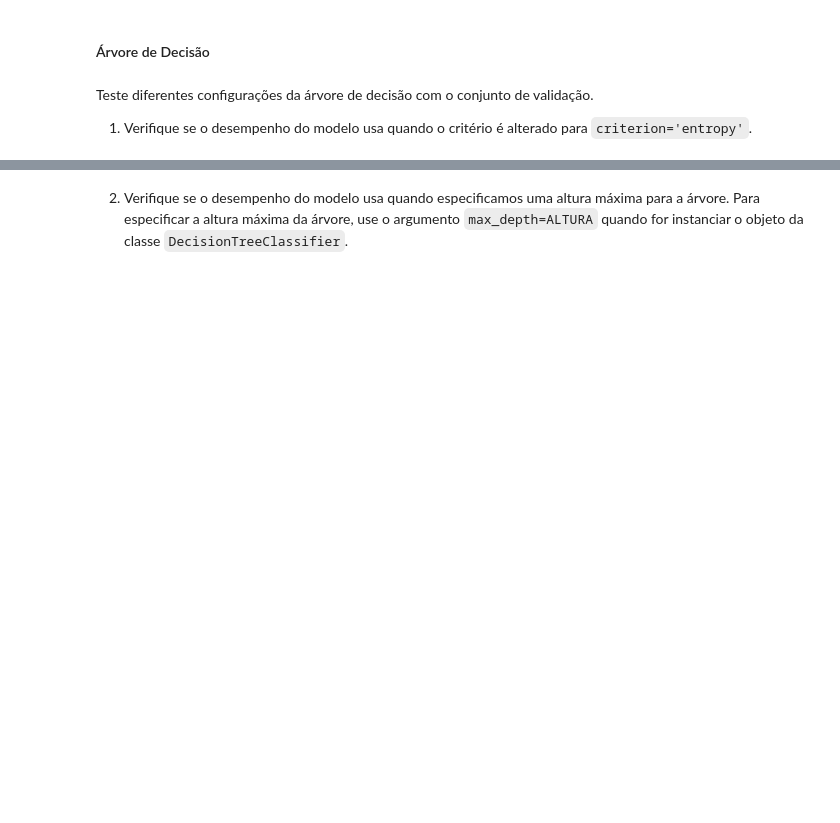
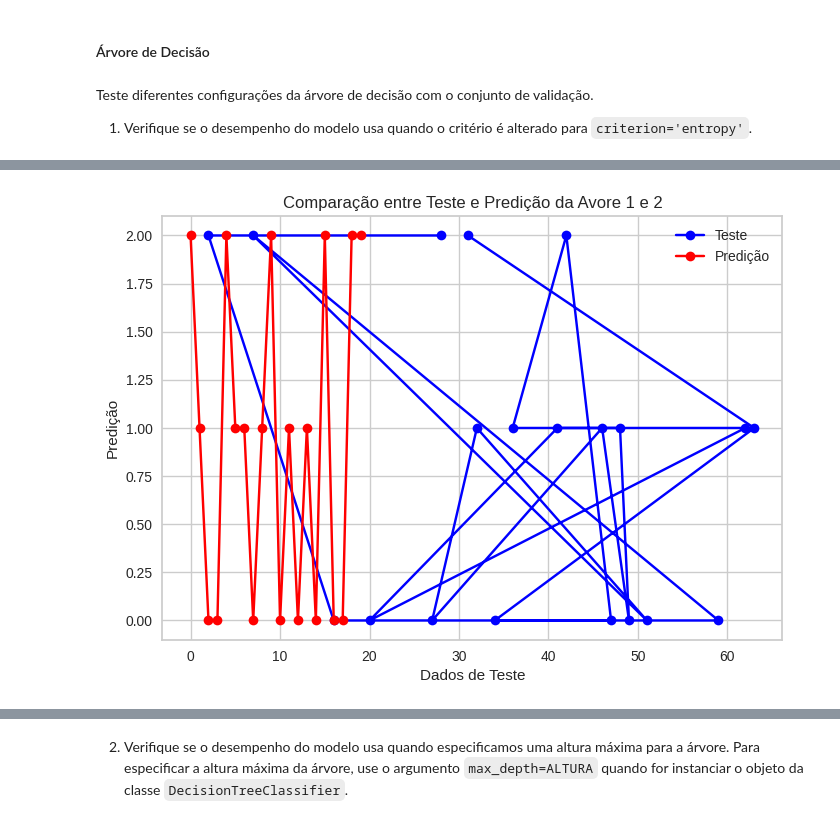
Before and after one commit to AnaCristina1972/projett, a Jupyter notebook: Atividade_1_Modelos_introdutórios.ipynb, the cells around one changed output, grey strips where cells are left out. Saved outputs shown, nothing was run; the diff lists cells and outputs as text; code cells hidden in the pictures; blank space fills up the shorter version.

```diff
--- a/Atividade_1_Modelos_introdutórios.ipynb
+++ b/Atividade_1_Modelos_introdutórios.ipynb
@@ -299,0 +304,12 @@ plot_tree(clf);
+# %%
+plt.plot(y_val, label='Teste', color='blue', marker='o')
+plt.plot(ypredAV1, label='Predição', color='red', marker='o')
+plt.xlabel('Dados de Teste')
+plt.ylabel('Predição')
+plt.title('Comparação entre Teste e Predição da Avore 1 e 2')
+
+plt.legend()
+
+plt.show()
+# %% [output]
+[figure, added]
```
Also changed, not shown: parts of 42 cells of this notebook.
